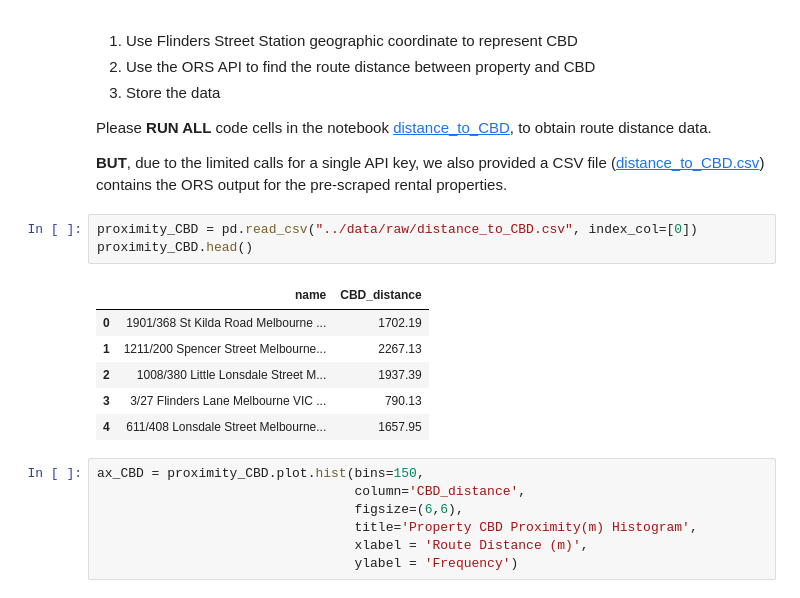
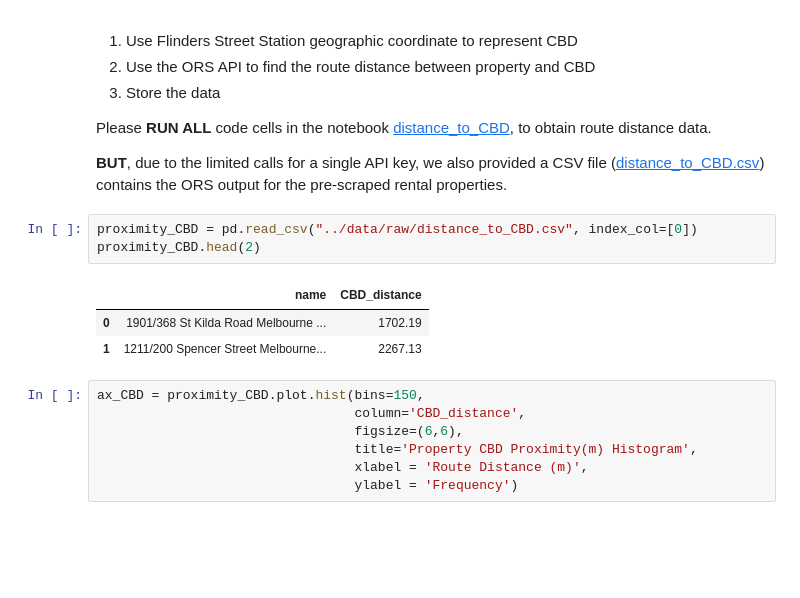
Before and after one commit to MAST30034-Applied-Data-Science/generic-real-estate-consulting-project-group-6, a Jupyter notebook: notebooks/summary_notebook.ipynb, the cells around one changed output. Drawn from its saved outputs; the diff is of its cells as text; blank space fills up the shorter version.

```diff
--- a/notebooks/summary_notebook.ipynb
+++ b/notebooks/summary_notebook.ipynb
@@ -312,14 +293,11 @@ Please **RUN ALL** code cells in the notebook [distance_to_CBD](./distance_to_CB
 **BUT**, due to the limited calls for a single API key, we also provided a CSV file ([distance_to_CBD.csv](../data/raw/distance_to_CBD.csv)) contains the ORS output for the pre-scraped rental properties.
 # %%
 proximity_CBD = pd.read_csv("../data/raw/distance_to_CBD.csv", index_col=[0])
-proximity_CBD.head()
+proximity_CBD.head(2)
 # %% [output]
 |  | name | CBD_distance |
 | 0 | 1901/368 St Kilda Road Melbourne ... | 1702.19 |
 | 1 | 1211/200 Spencer Street Melbourne... | 2267.13 |
-| 2 | 1008/380 Little Lonsdale Street M... | 1937.39 |
-| 3 | 3/27 Flinders Lane Melbourne VIC ... | 790.13 |
-| 4 | 611/408 Lonsdale Street Melbourne... | 1657.95 |
 # %%
 ax_CBD = proximity_CBD.plot.hist(bins=150,
                                  column='CBD_distance',
```
Also changed, not shown: parts of 25 cells of this notebook, 14 other files.
